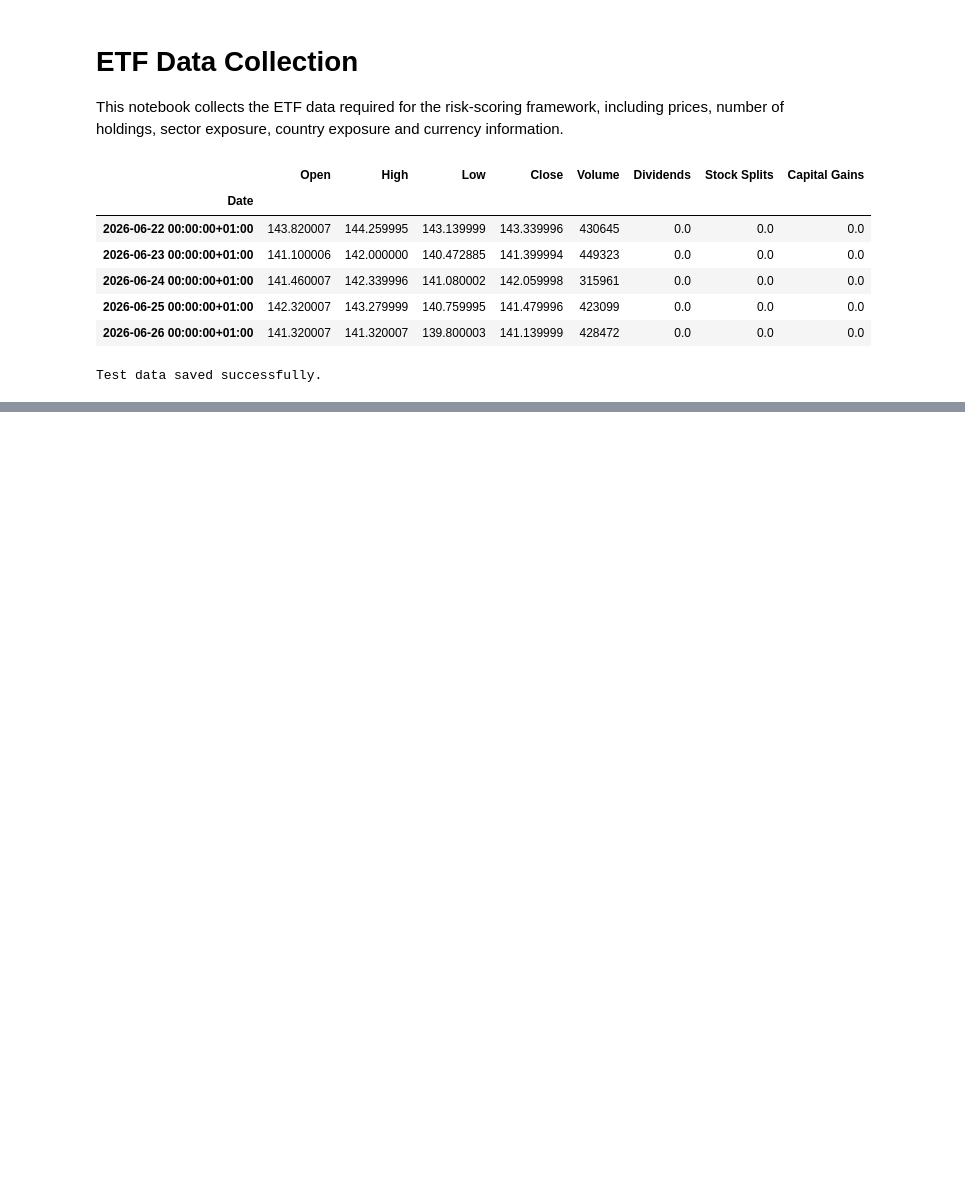
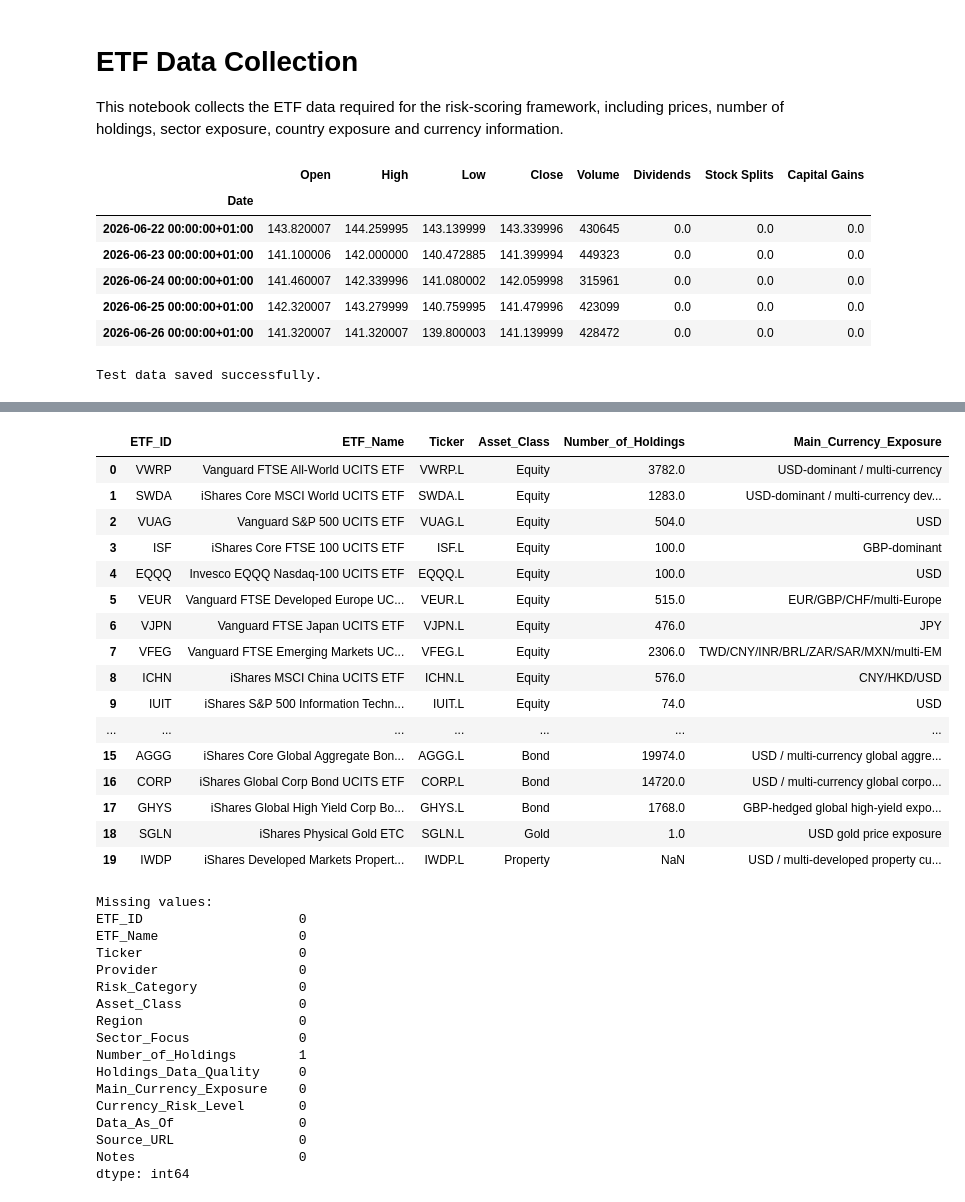
Before and after one commit to bevan7cross7-pixel/etf-risk-framework, a Jupyter notebook: notebooks/01_data_collection.ipynb, the cells around one changed output, grey strips where cells are left out. Saved outputs shown, nothing was run; the diff lists cells and outputs as text; code cells hidden in the pictures; blank space fills up the shorter version.

Commit message:
Collect ETF prices and clean ETF universe

```diff
--- a/notebooks/01_data_collection.ipynb
+++ b/notebooks/01_data_collection.ipynb
@@ -36,0 +58,4 @@ Test data saved successfully.
+# %%
+etf_universe = pd.read_excel("../data/raw/ETF_Risk_Dataset.xlsx")
+
+etf_universe.head()
@@ -36,0 +98,51 @@ Test data saved successfully.
+# %%
+display(
+    etf_universe[
+        [
+            "ETF_ID",
+            "ETF_Name",
+            "Ticker",
+            "Asset_Class",
+            "Number_of_Holdings",
+            "Main_Currency_Exposure"
+        ]
+    ]
+)
+
+print("\nMissing values:")
+print(etf_universe.isna().sum())
+# %% [output]
+|  | ETF_ID | ETF_Name | Ticker | Asset_Class | Number_of_Holdings | Main_Currency_Exposure |
+| 0 | VWRP | Vanguard FTSE All-World UCITS ETF | VWRP.L | Equity | 3782.0 | USD-dominant / multi-currency |
+| 1 | SWDA | iShares Core MSCI World UCITS ETF | SWDA.L | Equity | 1283.0 | USD-dominant / multi-currency dev... |
+| 2 | VUAG | Vanguard S&P 500 UCITS ETF | VUAG.L | Equity | 504.0 | USD |
+| 3 | ISF | iShares Core FTSE 100 UCITS ETF | ISF.L | Equity | 100.0 | GBP-dominant |
+| 4 | EQQQ | Invesco EQQQ Nasdaq-100 UCITS ETF | EQQQ.L | Equity | 100.0 | USD |
+| 5 | VEUR | Vanguard FTSE Developed Europe UC... | VEUR.L | Equity | 515.0 | EUR/GBP/CHF/multi-Europe |
+| 6 | VJPN | Vanguard FTSE Japan UCITS ETF | VJPN.L | Equity | 476.0 | JPY |
+| 7 | VFEG | Vanguard FTSE Emerging Markets UC... | VFEG.L | Equity | 2306.0 | TWD/CNY/INR/BRL/ZAR/SAR/MXN/multi-EM |
+| 8 | ICHN | iShares MSCI China UCITS ETF | ICHN.L | Equity | 576.0 | CNY/HKD/USD |
+| 9 | IUIT | iShares S&P 500 Information Techn... | IUIT.L | Equity | 74.0 | USD |
+| ... | ... | ... | ... | ... | ... | ... |
+| 15 | AGGG | iShares Core Global Aggregate Bon... | AGGG.L | Bond | 19974.0 | USD / multi-currency global aggre... |
+| 16 | CORP | iShares Global Corp Bond UCITS ETF | CORP.L | Bond | 14720.0 | USD / multi-currency global corpo... |
+| 17 | GHYS | iShares Global High Yield Corp Bo... | GHYS.L | Bond | 1768.0 | GBP-hedged global high-yield expo... |
+| 18 | SGLN | iShares Physical Gold ETC | SGLN.L | Gold | 1.0 | USD gold price exposure |
+| 19 | IWDP | iShares Developed Markets Propert... | IWDP.L | Property | NaN | USD / multi-developed property cu... |
+Missing values:
+ETF_ID                    0
+ETF_Name                  0
+Ticker                    0
+Provider                  0
+Risk_Category             0
+Asset_Class               0
+Region                    0
+Sector_Focus              0
+Number_of_Holdings        1
+Holdings_Data_Quality     0
+Main_Currency_Exposure    0
+Currency_Risk_Level       0
+Data_As_Of                0
+Source_URL                0
+Notes                     0
+dtype: int64
```
Also changed, not shown: parts of 10 cells of this notebook, 1 other file.
